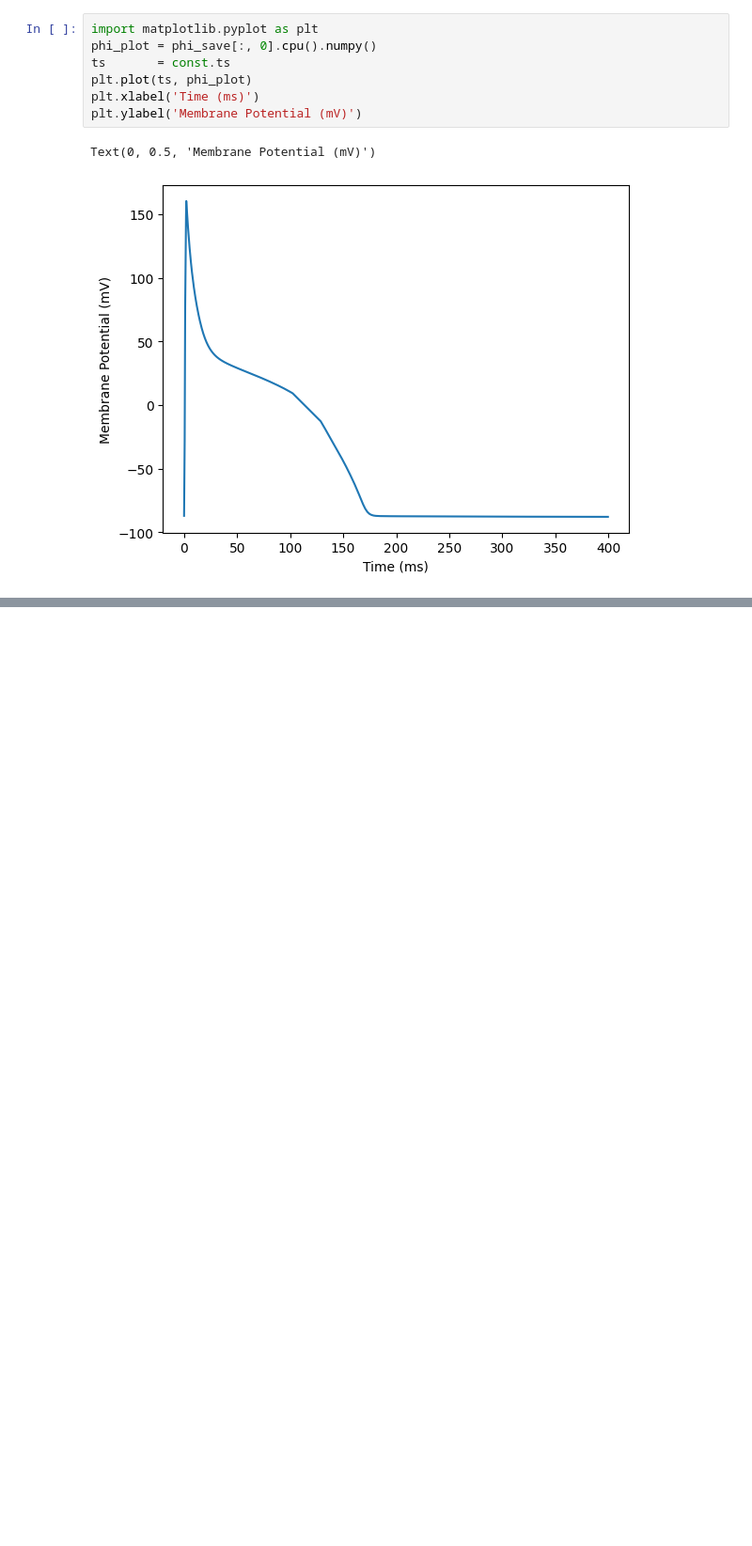
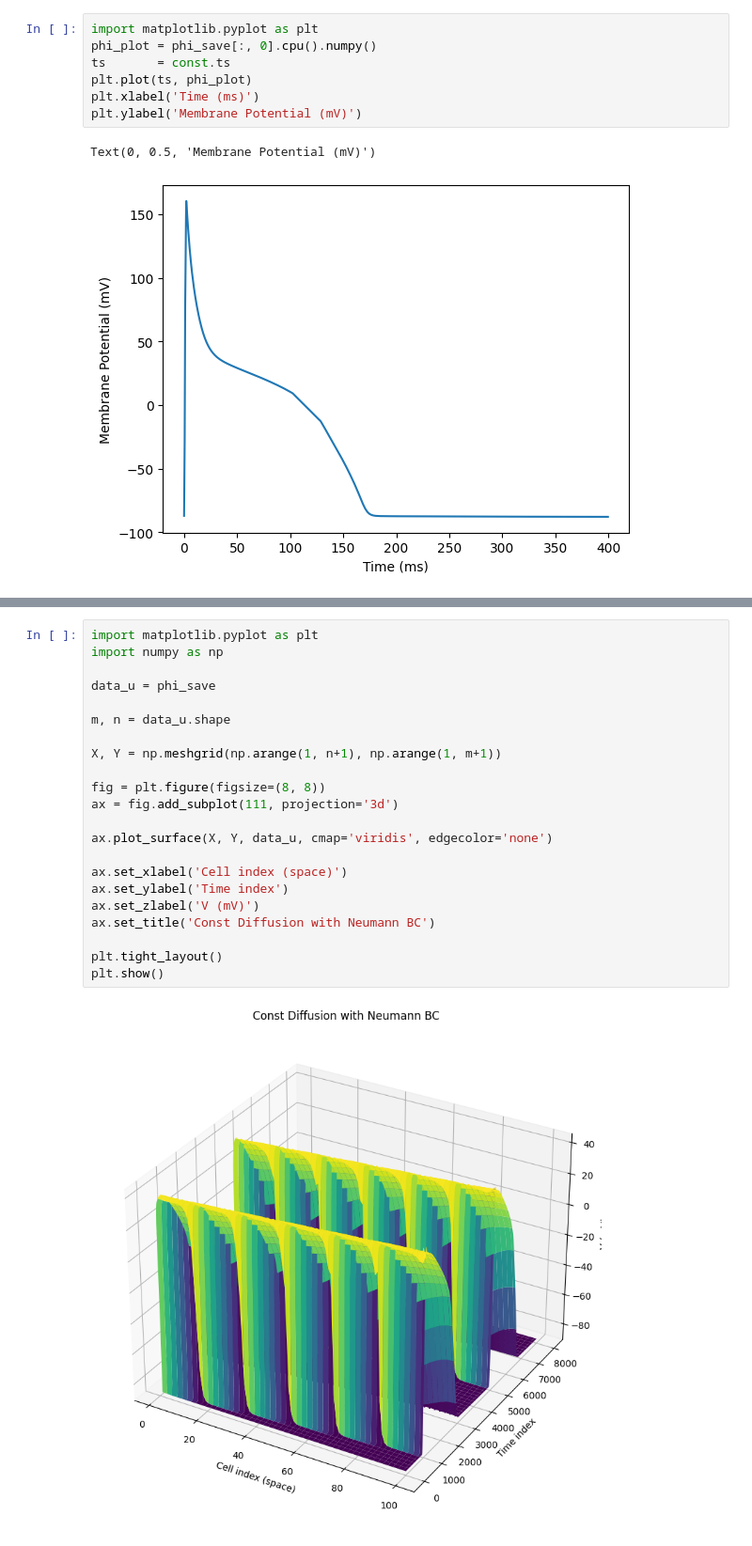
Before and after one commit to Richard71111/ID_hetg_NN, a Jupyter notebook: test.ipynb, the cells around one changed output, grey strips where cells are left out. Shown at 94% size. Cells and saved outputs as stored; diff of their text form; blank space fills up the shorter version.

Commit message:
Test diffusion 1D

```diff
--- a/test.ipynb
+++ b/test.ipynb
@@ -69,0 +261,24 @@ Text(0, 0.5, 'Membrane Potential (mV)')
+# %%
+import matplotlib.pyplot as plt
+import numpy as np
+
+data_u = phi_save
+
+m, n = data_u.shape
+
+X, Y = np.meshgrid(np.arange(1, n+1), np.arange(1, m+1))
+
+fig = plt.figure(figsize=(8, 8))
+ax = fig.add_subplot(111, projection='3d')
+
+ax.plot_surface(X, Y, data_u, cmap='viridis', edgecolor='none')
+
+ax.set_xlabel('Cell index (space)')
+ax.set_ylabel('Time index')
+ax.set_zlabel('V (mV)')
+ax.set_title('Const Diffusion with Neumann BC')
+
+plt.tight_layout()
+plt.show()
+# %% [output]
+[figure, added]
```
Also changed, not shown: parts of 10 cells of this notebook, 4 other files.
